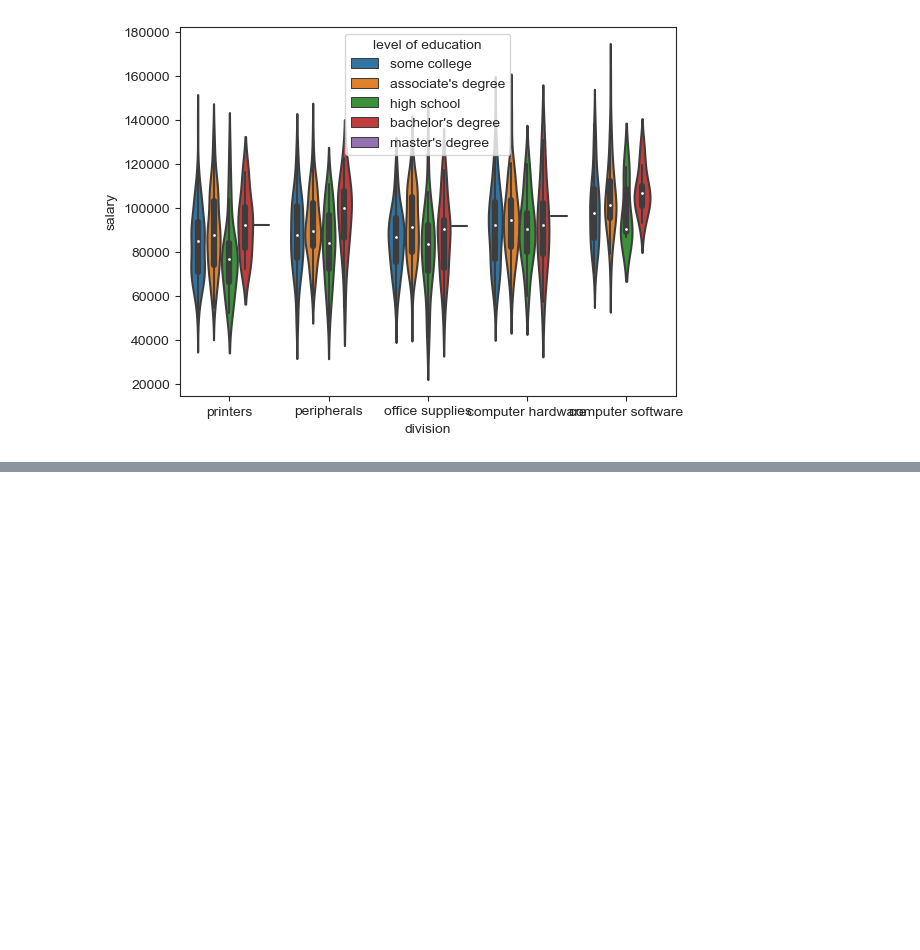
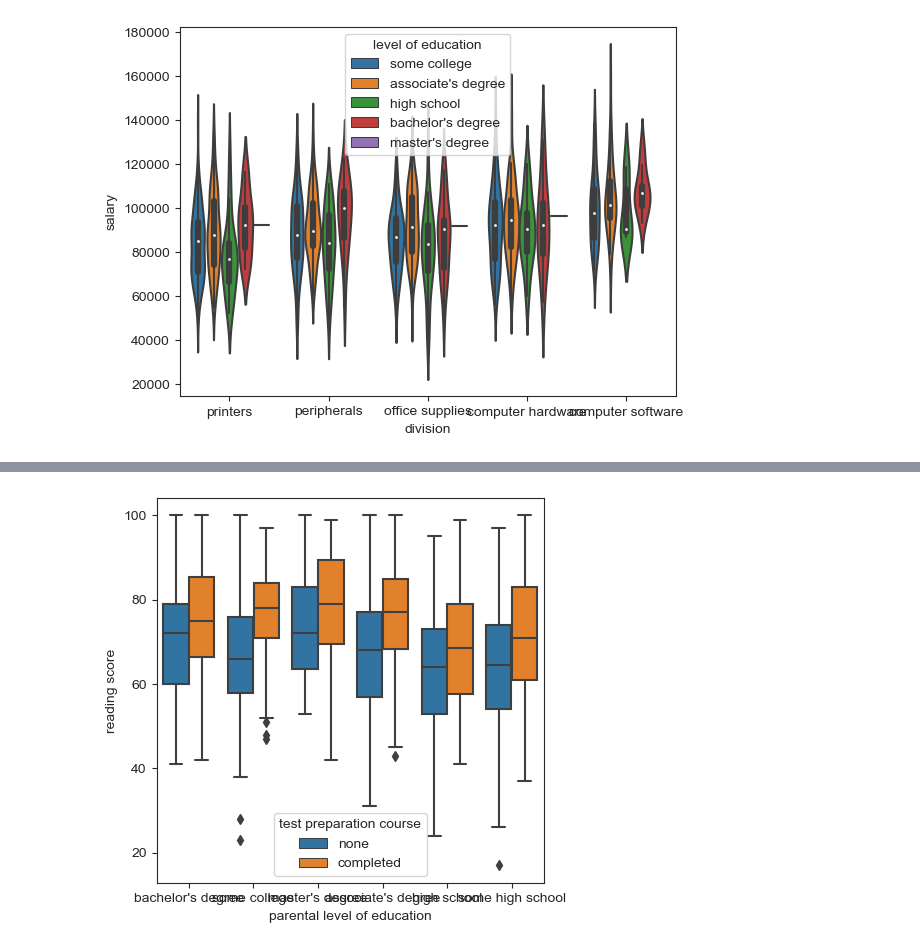
Before and after one commit to rohitcodism/ML-DS, a Jupyter notebook: practices/Seaborn/scatterPlot.ipynb, the cells around one changed output, grey strips where cells are left out. Saved outputs shown, nothing was run; the diff lists cells and outputs as text; code cells hidden in the pictures; blank space fills up the shorter version.

```diff
--- a/practices/Seaborn/scatterPlot.ipynb
+++ b/practices/Seaborn/scatterPlot.ipynb
@@ -237,0 +267,6 @@ sns.violinplot(data=df, y = 'salary', x='division', hue='level of education')
+# %%
+plt.figure(figsize=(5,5), dpi=100)
+sns.boxplot(data=df7, x='parental level of education', y='reading score', hue='test preparation course')
+plt.show()
+# %% [output]
+[figure, added]
```
Also changed, not shown: parts of 4 cells of this notebook.
